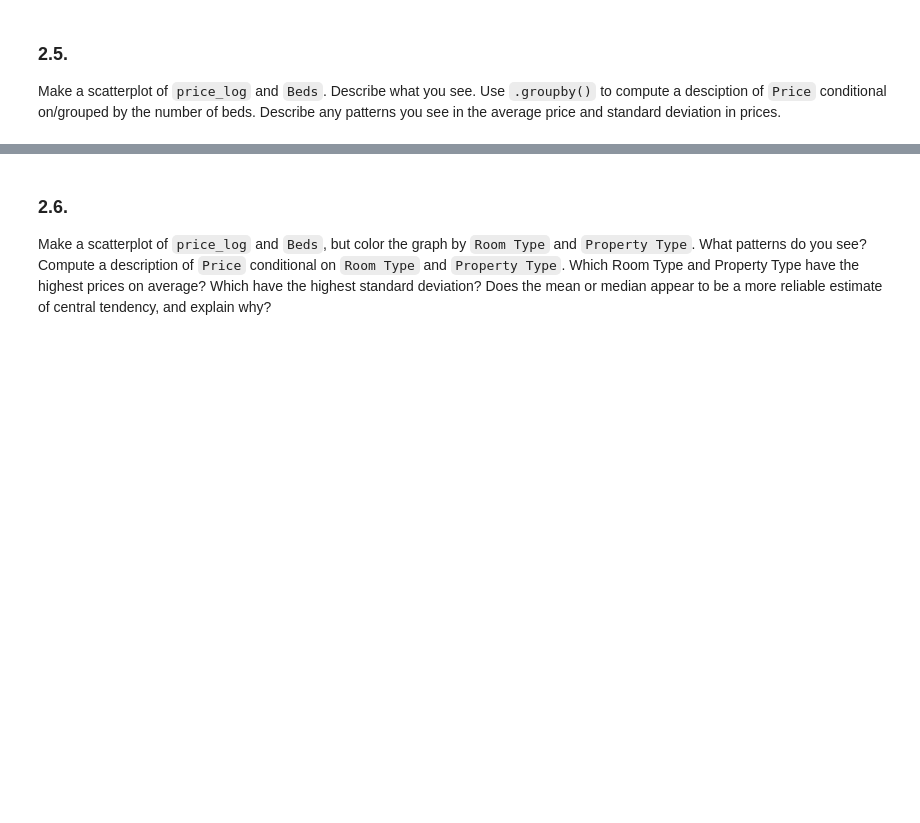
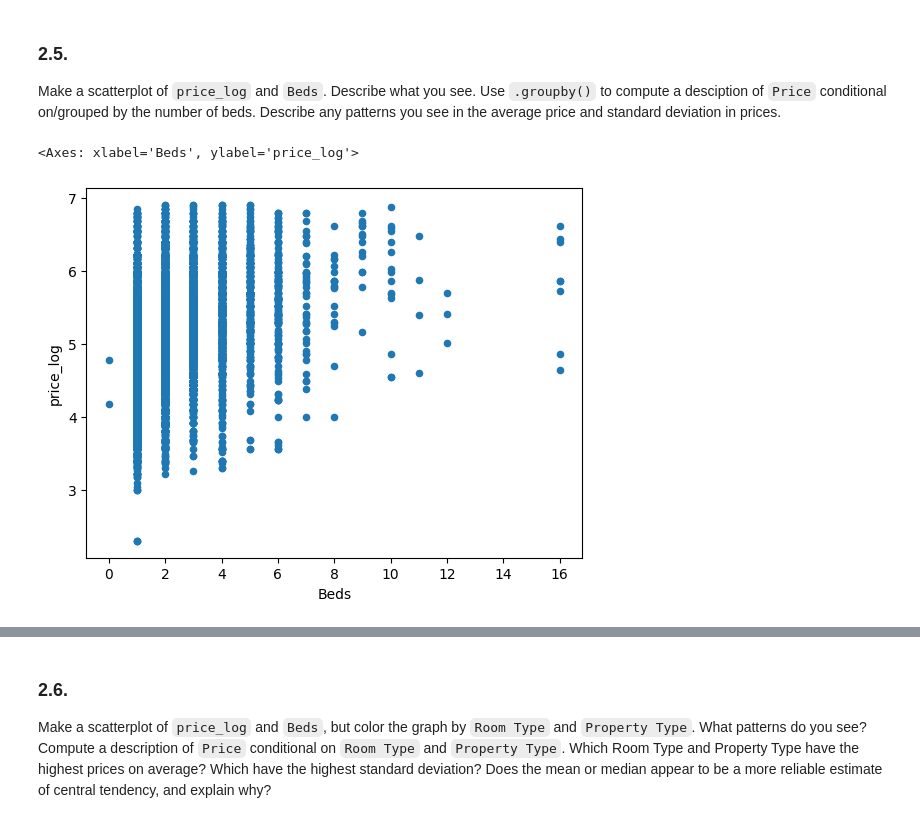
Before and after one commit to emilyzyzhou/eda_assignment, a Jupyter notebook: assignment.ipynb, the cells around one changed output, grey strips where cells are left out. Cells and saved outputs as stored; diff of their text form; code cells hidden in the pictures; blank space fills up the shorter version.

```diff
--- a/assignment.ipynb
+++ b/assignment.ipynb
@@ -118,3 +138,8 @@ airbnb_df['Price'].plot.density()
 # %% [markdown]
 ### 2.5.
 Make a scatterplot of `price_log` and `Beds`. Describe what you see. Use `.groupby()` to compute a desciption of `Price` conditional on/grouped by the number of beds. Describe any patterns you see in the average price and standard deviation in prices.
+# %%
+airbnb_df.plot.scatter(y='price_log',x='Beds')
+# %% [output]
+<Axes: xlabel='Beds', ylabel='price_log'>
+[figure, added]
```
Also changed, not shown: parts of 11 cells of this notebook.
